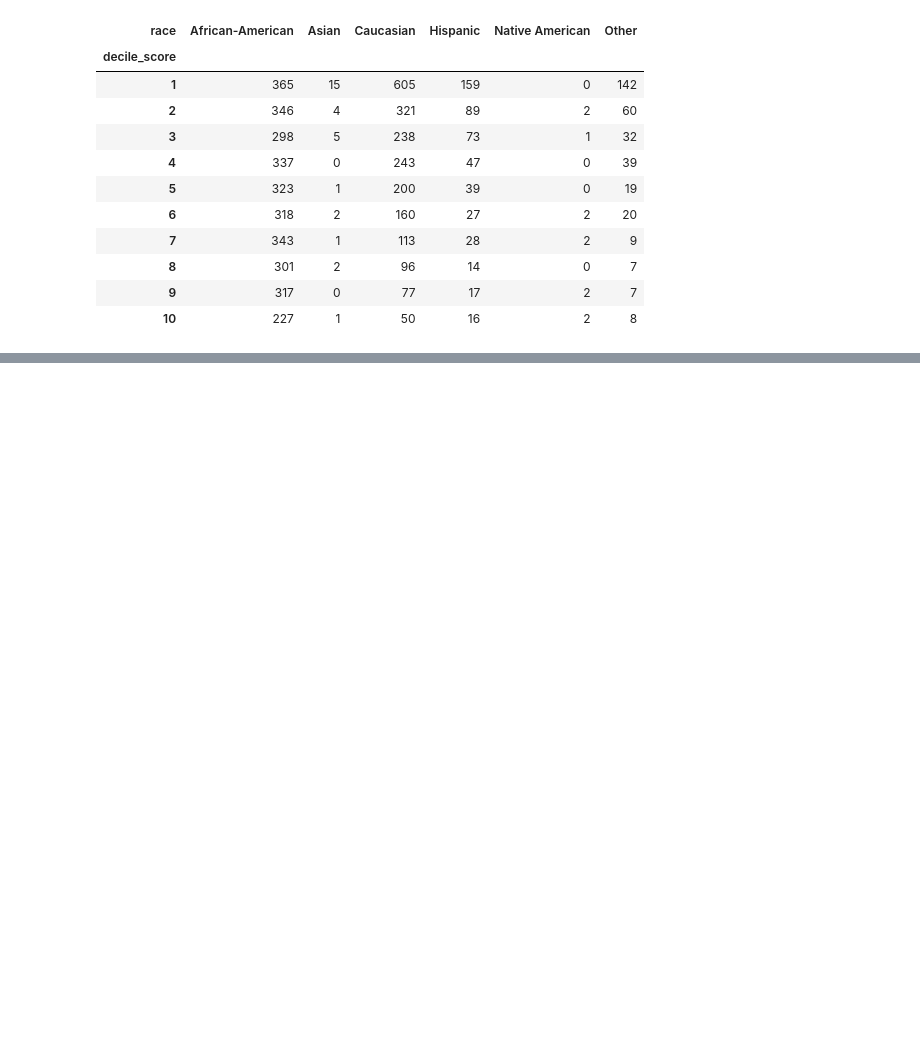
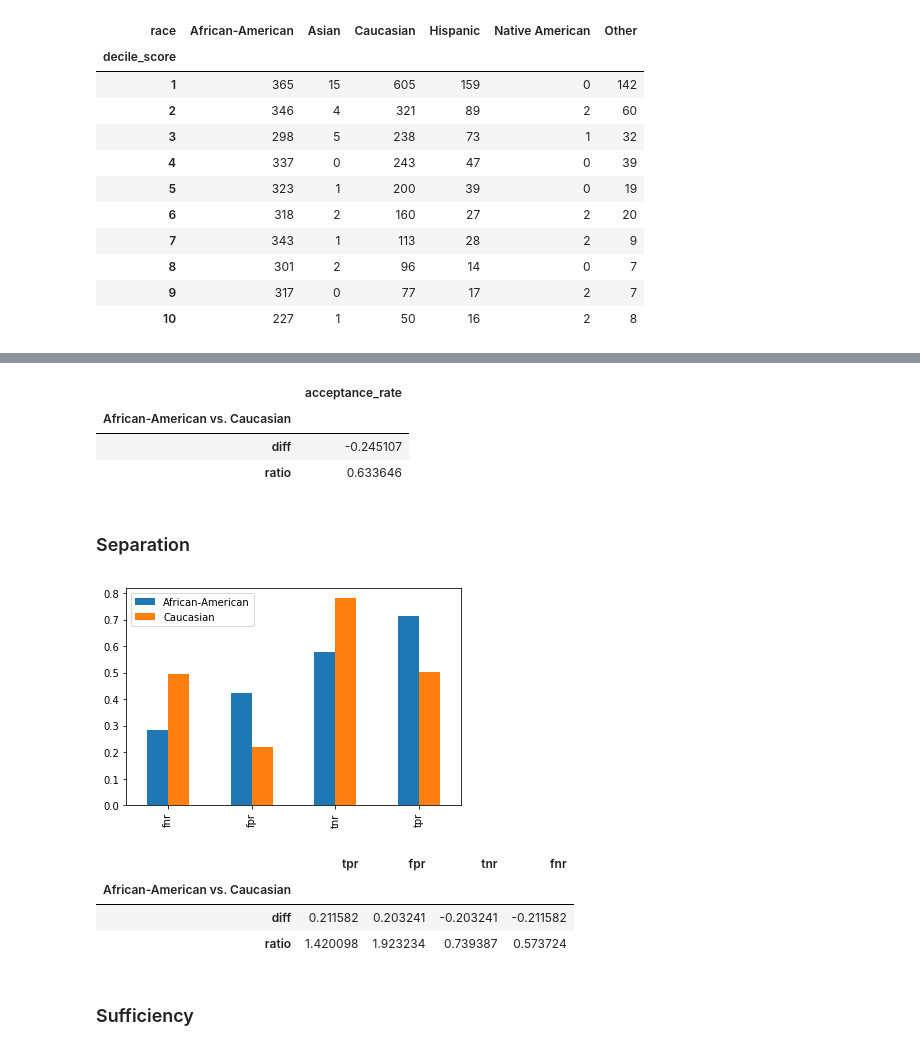
Before and after one commit to ResponsiblyAI/responsibly, a Jupyter notebook: docs/notebooks/demo-compas-analysis.ipynb, the cells around one changed output, grey strips where cells are left out. Saved outputs shown, nothing was run; the diff lists cells and outputs as text; code cells hidden in the pictures; blank space fills up the shorter version.

```diff
--- a/docs/notebooks/demo-compas-analysis.ipynb
+++ b/docs/notebooks/demo-compas-analysis.ipynb
@@ -132,0 +153,28 @@ pd.crosstab(df['decile_score'], df['race'])
+# %%
+indp_cmp
+# %% [output]
+|  | acceptance_rate |
+| African-American vs. Caucasian |  |
+| diff | -0.245107 |
+| ratio | 0.633646 |
+# %% [markdown]
+### Separation
+# %%
+sep, sep_cmp = separation_binary(df_race_focused['two_year_recid'],
+                                 (df_race_focused['decile_score'] > 4),
+                                 df_race_focused['race'],
+                                 'Caucasian',
+                                as_df=True)
+# %%
+sep.plot(kind='bar');
+# %% [output]
+[figure, added]
+# %%
+sep_cmp
+# %% [output]
+|  | tpr | fpr | tnr | fnr |
+| African-American vs. Caucasian |  |  |  |  |
+| diff | 0.211582 | 0.203241 | -0.203241 | -0.211582 |
+| ratio | 1.420098 | 1.923234 | 0.739387 | 0.573724 |
+# %% [markdown]
+### Sufficiency
```
Also changed, not shown: parts of 8 cells of this notebook, 6 other files.
